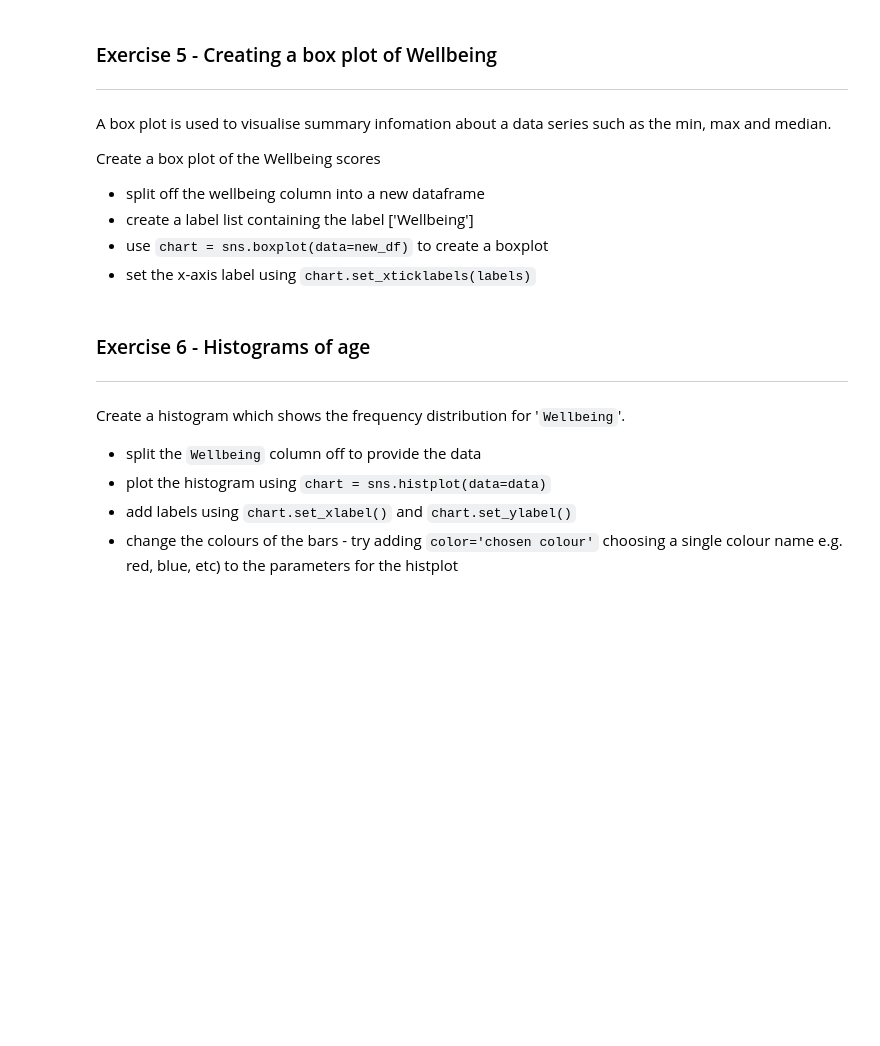
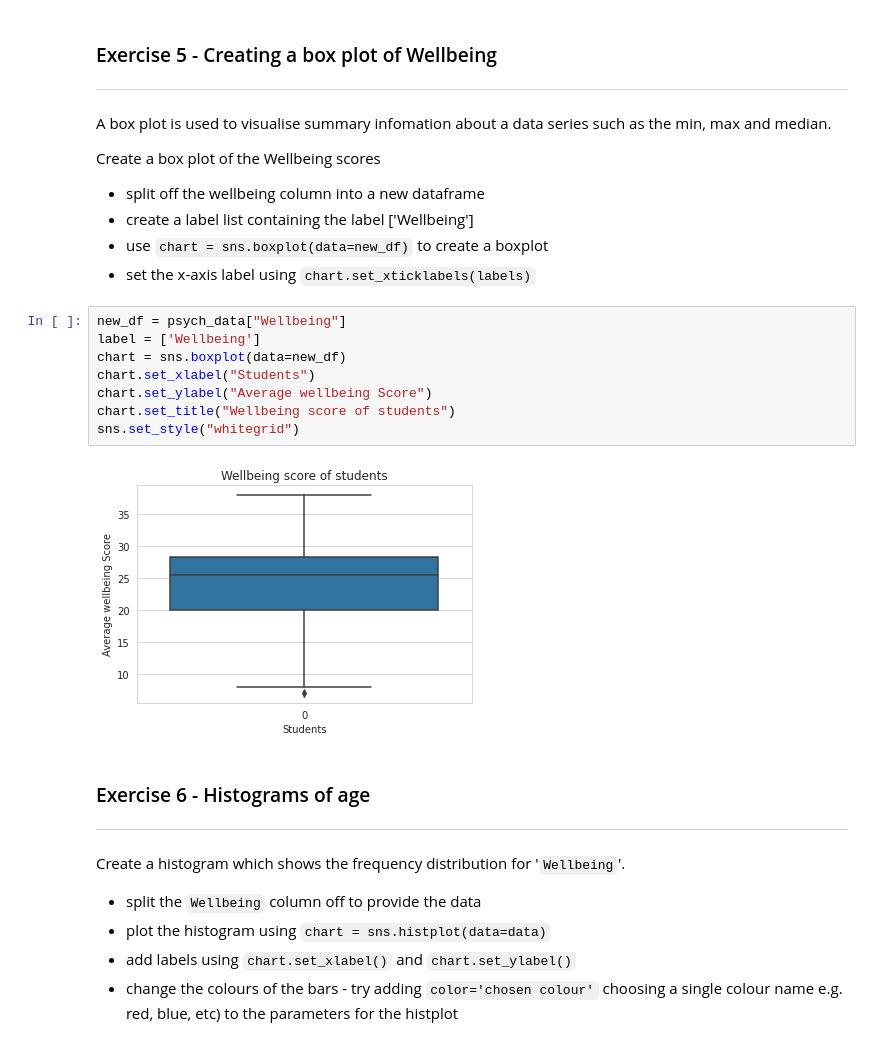
Before and after one commit to JaySanthanam/Programming-for-data, a Jupyter notebook: Worksheets/7_2_Visualisation_with_Seaborn.ipynb, the cells around one changed output. Cells and saved outputs as stored; diff of their text form; blank space fills up the shorter version.

```diff
--- a/Worksheets/7_2_Visualisation_with_Seaborn.ipynb
+++ b/Worksheets/7_2_Visualisation_with_Seaborn.ipynb
@@ -201,6 +229,16 @@ Create a box plot of the Wellbeing scores
 *  create a label list containing the label ['Wellbeing']
 *  use `chart = sns.boxplot(data=new_df)` to create a boxplot
 *  set the x-axis label using `chart.set_xticklabels(labels)`
+# %%
+new_df = psych_data["Wellbeing"]
+label = ['Wellbeing']
+chart = sns.boxplot(data=new_df)
+chart.set_xlabel("Students")
+chart.set_ylabel("Average wellbeing Score")
+chart.set_title("Wellbeing score of students")
+sns.set_style("whitegrid")
+# %% [output]
+[figure, added]
 # %% [markdown]
 ### Exercise 6 - Histograms of  age
 ---
```
Also changed, not shown: parts of 6 cells of this notebook.
